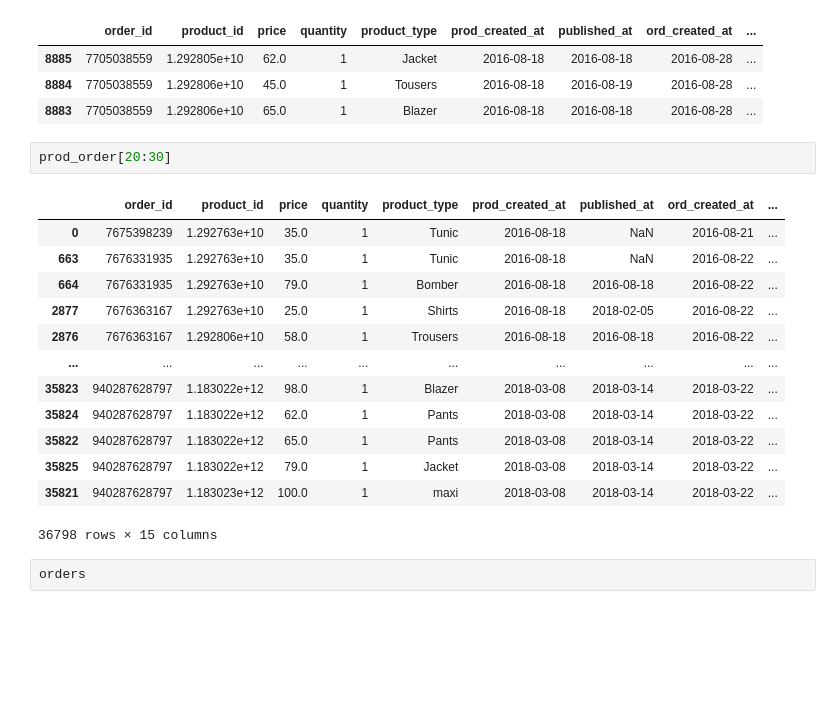
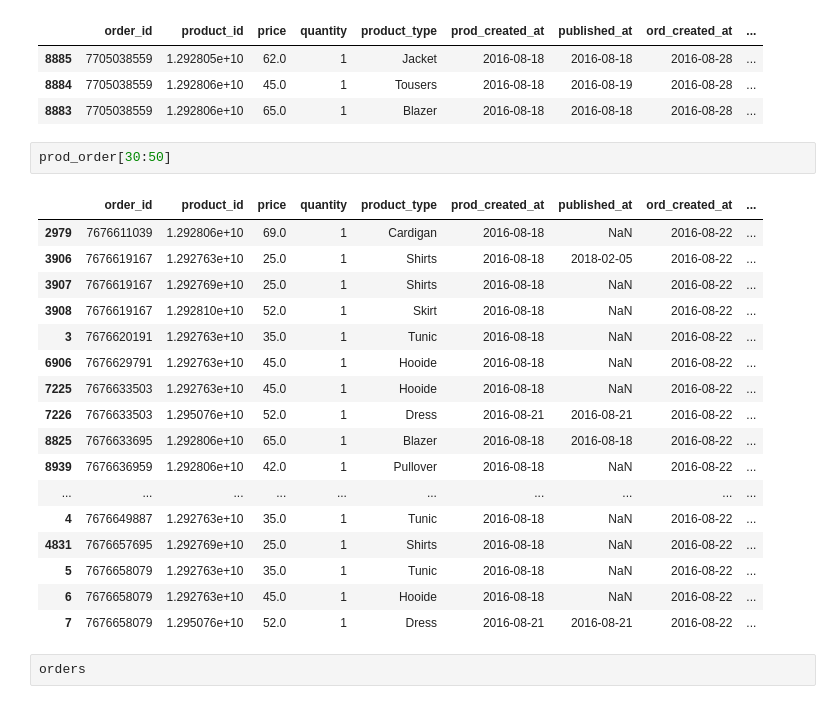
Before and after one commit to ryq99/Use_Case_Backlogs, a Jupyter notebook: ecommerce-project.ipynb, the cells around one changed output. Drawn from its saved outputs; the diff is of its cells as text; blank space fills up the shorter version.

```diff
--- a/ecommerce-project.ipynb
+++ b/ecommerce-project.ipynb
@@ -178,21 +178,25 @@ prod_order.loc[lambda x: (x['total_discounts'] > 0) & (x['order_id'] == 77050385
 | 8884 | 7705038559 | 1.292806e+10 | 45.0 | 1 | Tousers | 2016-08-18 | 2016-08-19 | 2016-08-28 | ... |
 | 8883 | 7705038559 | 1.292806e+10 | 65.0 | 1 | Blazer | 2016-08-18 | 2016-08-18 | 2016-08-28 | ... |
 # %%
-prod_order[20:30]
+prod_order[30:50]
 # %% [output]
 |  | order_id | product_id | price | quantity | product_type | prod_created_at | published_at | ord_created_at | ... |
-| 0 | 7675398239 | 1.292763e+10 | 35.0 | 1 | Tunic | 2016-08-18 | NaN | 2016-08-21 | ... |
-| 663 | 7676331935 | 1.292763e+10 | 35.0 | 1 | Tunic | 2016-08-18 | NaN | 2016-08-22 | ... |
-| 664 | 7676331935 | 1.292763e+10 | 79.0 | 1 | Bomber | 2016-08-18 | 2016-08-18 | 2016-08-22 | ... |
-| 2877 | 7676363167 | 1.292763e+10 | 25.0 | 1 | Shirts | 2016-08-18 | 2018-02-05 | 2016-08-22 | ... |
-| 2876 | 7676363167 | 1.292806e+10 | 58.0 | 1 | Trousers | 2016-08-18 | 2016-08-18 | 2016-08-22 | ... |
+| 2979 | 7676611039 | 1.292806e+10 | 69.0 | 1 | Cardigan | 2016-08-18 | NaN | 2016-08-22 | ... |
+| 3906 | 7676619167 | 1.292763e+10 | 25.0 | 1 | Shirts | 2016-08-18 | 2018-02-05 | 2016-08-22 | ... |
+| 3907 | 7676619167 | 1.292769e+10 | 25.0 | 1 | Shirts | 2016-08-18 | NaN | 2016-08-22 | ... |
+| 3908 | 7676619167 | 1.292810e+10 | 52.0 | 1 | Skirt | 2016-08-18 | NaN | 2016-08-22 | ... |
+| 3 | 7676620191 | 1.292763e+10 | 35.0 | 1 | Tunic | 2016-08-18 | NaN | 2016-08-22 | ... |
+| 6906 | 7676629791 | 1.292763e+10 | 45.0 | 1 | Hooide | 2016-08-18 | NaN | 2016-08-22 | ... |
+| 7225 | 7676633503 | 1.292763e+10 | 45.0 | 1 | Hooide | 2016-08-18 | NaN | 2016-08-22 | ... |
+| 7226 | 7676633503 | 1.295076e+10 | 52.0 | 1 | Dress | 2016-08-21 | 2016-08-21 | 2016-08-22 | ... |
+| 8825 | 7676633695 | 1.292806e+10 | 65.0 | 1 | Blazer | 2016-08-18 | 2016-08-18 | 2016-08-22 | ... |
+| 8939 | 7676636959 | 1.292806e+10 | 42.0 | 1 | Pullover | 2016-08-18 | NaN | 2016-08-22 | ... |
 | ... | ... | ... | ... | ... | ... | ... | ... | ... | ... |
-| 35823 | 940287628797 | 1.183022e+12 | 98.0 | 1 | Blazer | 2018-03-08 | 2018-03-14 | 2018-03-22 | ... |
-| 35824 | 940287628797 | 1.183022e+12 | 62.0 | 1 | Pants | 2018-03-08 | 2018-03-14 | 2018-03-22 | ... |
-| 35822 | 940287628797 | 1.183022e+12 | 65.0 | 1 | Pants | 2018-03-08 | 2018-03-14 | 2018-03-22 | ... |
-| 35825 | 940287628797 | 1.183022e+12 | 79.0 | 1 | Jacket | 2018-03-08 | 2018-03-14 | 2018-03-22 | ... |
-| 35821 | 940287628797 | 1.183023e+12 | 100.0 | 1 | maxi | 2018-03-08 | 2018-03-14 | 2018-03-22 | ... |
+| 4 | 7676649887 | 1.292763e+10 | 35.0 | 1 | Tunic | 2016-08-18 | NaN | 2016-08-22 | ... |
+| 4831 | 7676657695 | 1.292769e+10 | 25.0 | 1 | Shirts | 2016-08-18 | NaN | 2016-08-22 | ... |
+| 5 | 7676658079 | 1.292763e+10 | 35.0 | 1 | Tunic | 2016-08-18 | NaN | 2016-08-22 | ... |
+| 6 | 7676658079 | 1.292763e+10 | 45.0 | 1 | Hooide | 2016-08-18 | NaN | 2016-08-22 | ... |
+| 7 | 7676658079 | 1.295076e+10 | 52.0 | 1 | Dress | 2016-08-21 | 2016-08-21 | 2016-08-22 | ... |
-36798 rows × 15 columns
 # %%
 orders
 # %% [output]
```
Also changed, not shown: parts of 1 cell of this notebook.
